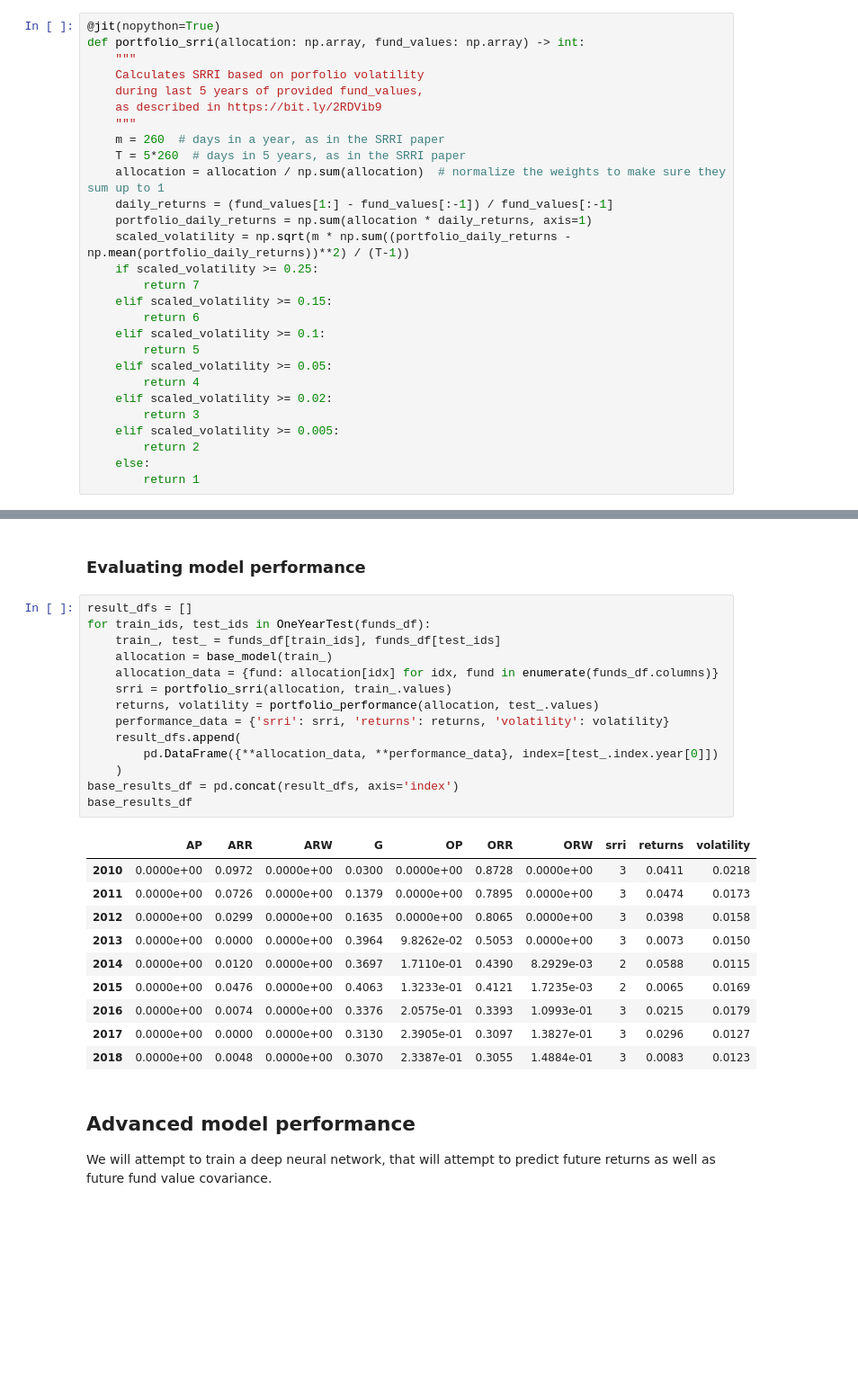
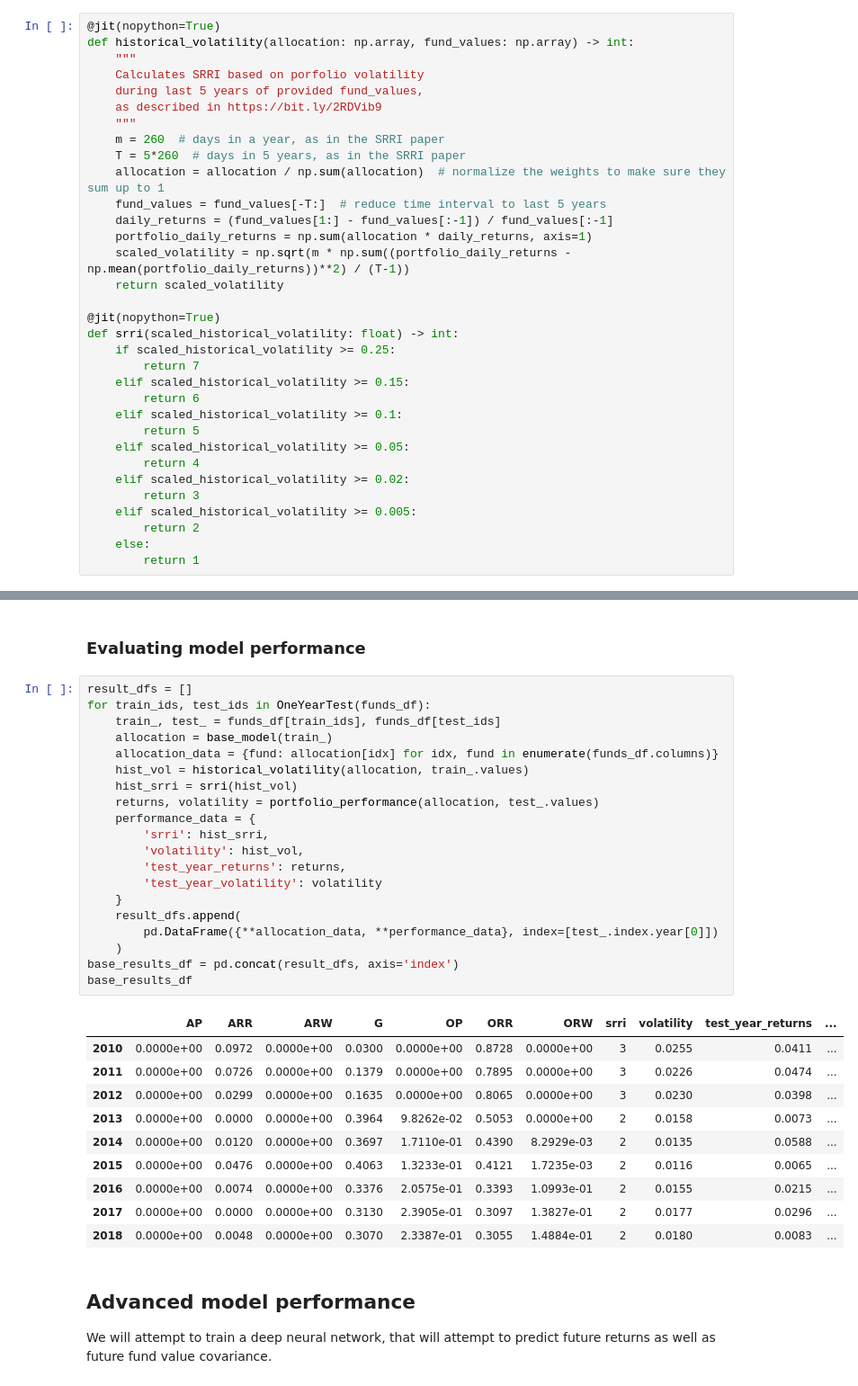
Before and after one commit to kowaalczyk/quant-invest, a Jupyter notebook: Summary.ipynb, the cells around one changed output, grey strips where cells are left out. Shown at 90% size. Saved outputs shown, nothing was run; the diff lists cells and outputs as text; blank space fills up the shorter version.

```diff
--- a/Summary.ipynb
+++ b/Summary.ipynb
@@ -79,7 +79,7 @@ def portfolio_performance(allocation: np.array, fund_values: np.array) -> Tuple[
     return portfolio_period_returns, portfolio_period_volatility
 # %%
 @jit(nopython=True)
-def portfolio_srri(allocation: np.array, fund_values: np.array) -> int:
+def historical_volatility(allocation: np.array, fund_values: np.array) -> int:
     """
     Calculates SRRI based on porfolio volatility
     during last 5 years of provided fund_values,
@@ -88,20 +88,25 @@ def portfolio_srri(allocation: np.array, fund_values: np.array) -> int:
     m = 260  # days in a year, as in the SRRI paper
     T = 5*260  # days in 5 years, as in the SRRI paper
     allocation = allocation / np.sum(allocation)  # normalize the weights to make sure they sum up to 1
+    fund_values = fund_values[-T:]  # reduce time interval to last 5 years
     daily_returns = (fund_values[1:] - fund_values[:-1]) / fund_values[:-1]
     portfolio_daily_returns = np.sum(allocation * daily_returns, axis=1)
     scaled_volatility = np.sqrt(m * np.sum((portfolio_daily_returns - np.mean(portfolio_daily_returns))**2) / (T-1))
-    if scaled_volatility >= 0.25:
+    return scaled_volatility
+
+@jit(nopython=True)
+def srri(scaled_historical_volatility: float) -> int:
+    if scaled_historical_volatility >= 0.25:
         return 7
-    elif scaled_volatility >= 0.15:
+    elif scaled_historical_volatility >= 0.15:
         return 6
-    elif scaled_volatility >= 0.1:
+    elif scaled_historical_volatility >= 0.1:
         return 5
-    elif scaled_volatility >= 0.05:
+    elif scaled_historical_volatility >= 0.05:
         return 4
-    elif scaled_volatility >= 0.02:
+    elif scaled_historical_volatility >= 0.02:
         return 3
-    elif scaled_volatility >= 0.005:
+    elif scaled_historical_volatility >= 0.005:
         return 2
     else:
         return 1
@@ -130,28 +135,34 @@ funds_df.head()
 # %%
 result_dfs = []
 for train_ids, test_ids in OneYearTest(funds_df):
     train_, test_ = funds_df[train_ids], funds_df[test_ids]
     allocation = base_model(train_)
     allocation_data = {fund: allocation[idx] for idx, fund in enumerate(funds_df.columns)}
-    srri = portfolio_srri(allocation, train_.values)
+    hist_vol = historical_volatility(allocation, train_.values)
+    hist_srri = srri(hist_vol)
     returns, volatility = portfolio_performance(allocation, test_.values)
-    performance_data = {'srri': srri, 'returns': returns, 'volatility': volatility}
+    performance_data = {
+        'srri': hist_srri,
+        'volatility': hist_vol,
+        'test_year_returns': returns,
+        'test_year_volatility': volatility
+    }
     result_dfs.append(
         pd.DataFrame({**allocation_data, **performance_data}, index=[test_.index.year[0]])
     )
 base_results_df = pd.concat(result_dfs, axis='index')
 base_results_df
 # %% [output]
-|  | AP | ARR | ARW | G | OP | ORR | ORW | srri | returns | volatility |
-| 2010 | 0.0000e+00 | 0.0972 | 0.0000e+00 | 0.0300 | 0.0000e+00 | 0.8728 | 0.0000e+00 | 3 | 0.0411 | 0.0218 |
-| 2011 | 0.0000e+00 | 0.0726 | 0.0000e+00 | 0.1379 | 0.0000e+00 | 0.7895 | 0.0000e+00 | 3 | 0.0474 | 0.0173 |
-| 2012 | 0.0000e+00 | 0.0299 | 0.0000e+00 | 0.1635 | 0.0000e+00 | 0.8065 | 0.0000e+00 | 3 | 0.0398 | 0.0158 |
-| 2013 | 0.0000e+00 | 0.0000 | 0.0000e+00 | 0.3964 | 9.8262e-02 | 0.5053 | 0.0000e+00 | 3 | 0.0073 | 0.0150 |
-| 2014 | 0.0000e+00 | 0.0120 | 0.0000e+00 | 0.3697 | 1.7110e-01 | 0.4390 | 8.2929e-03 | 2 | 0.0588 | 0.0115 |
-| 2015 | 0.0000e+00 | 0.0476 | 0.0000e+00 | 0.4063 | 1.3233e-01 | 0.4121 | 1.7235e-03 | 2 | 0.0065 | 0.0169 |
-| 2016 | 0.0000e+00 | 0.0074 | 0.0000e+00 | 0.3376 | 2.0575e-01 | 0.3393 | 1.0993e-01 | 3 | 0.0215 | 0.0179 |
-| 2017 | 0.0000e+00 | 0.0000 | 0.0000e+00 | 0.3130 | 2.3905e-01 | 0.3097 | 1.3827e-01 | 3 | 0.0296 | 0.0127 |
-| 2018 | 0.0000e+00 | 0.0048 | 0.0000e+00 | 0.3070 | 2.3387e-01 | 0.3055 | 1.4884e-01 | 3 | 0.0083 | 0.0123 |
+|  | AP | ARR | ARW | G | OP | ORR | ORW | srri | volatility | test_year_returns | ... |
+| 2010 | 0.0000e+00 | 0.0972 | 0.0000e+00 | 0.0300 | 0.0000e+00 | 0.8728 | 0.0000e+00 | 3 | 0.0255 | 0.0411 | ... |
+| 2011 | 0.0000e+00 | 0.0726 | 0.0000e+00 | 0.1379 | 0.0000e+00 | 0.7895 | 0.0000e+00 | 3 | 0.0226 | 0.0474 | ... |
+| 2012 | 0.0000e+00 | 0.0299 | 0.0000e+00 | 0.1635 | 0.0000e+00 | 0.8065 | 0.0000e+00 | 3 | 0.0230 | 0.0398 | ... |
+| 2013 | 0.0000e+00 | 0.0000 | 0.0000e+00 | 0.3964 | 9.8262e-02 | 0.5053 | 0.0000e+00 | 2 | 0.0158 | 0.0073 | ... |
+| 2014 | 0.0000e+00 | 0.0120 | 0.0000e+00 | 0.3697 | 1.7110e-01 | 0.4390 | 8.2929e-03 | 2 | 0.0135 | 0.0588 | ... |
+| 2015 | 0.0000e+00 | 0.0476 | 0.0000e+00 | 0.4063 | 1.3233e-01 | 0.4121 | 1.7235e-03 | 2 | 0.0116 | 0.0065 | ... |
+| 2016 | 0.0000e+00 | 0.0074 | 0.0000e+00 | 0.3376 | 2.0575e-01 | 0.3393 | 1.0993e-01 | 2 | 0.0155 | 0.0215 | ... |
+| 2017 | 0.0000e+00 | 0.0000 | 0.0000e+00 | 0.3130 | 2.3905e-01 | 0.3097 | 1.3827e-01 | 2 | 0.0177 | 0.0296 | ... |
+| 2018 | 0.0000e+00 | 0.0048 | 0.0000e+00 | 0.3070 | 2.3387e-01 | 0.3055 | 1.4884e-01 | 2 | 0.0180 | 0.0083 | ... |
 # %% [markdown]
 ## Advanced model performance
 
```
Also changed, not shown: parts of 13 cells of this notebook, 9 other files.
